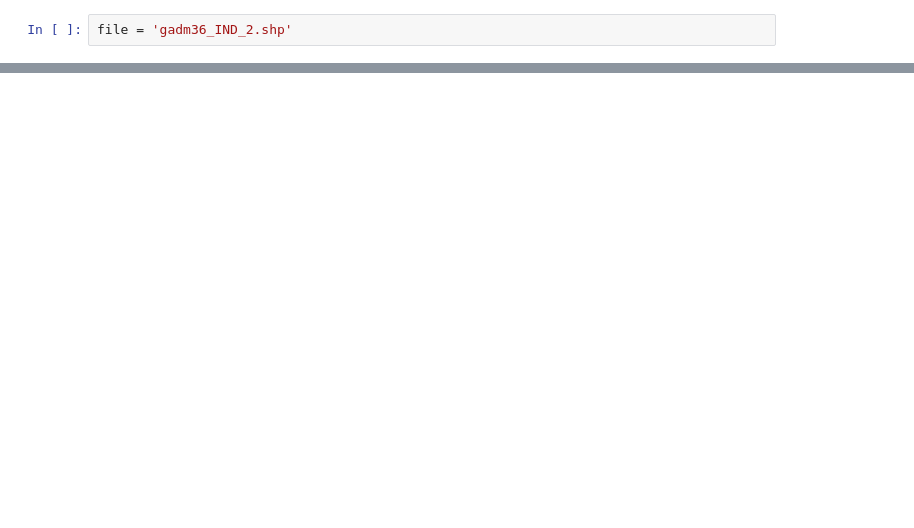
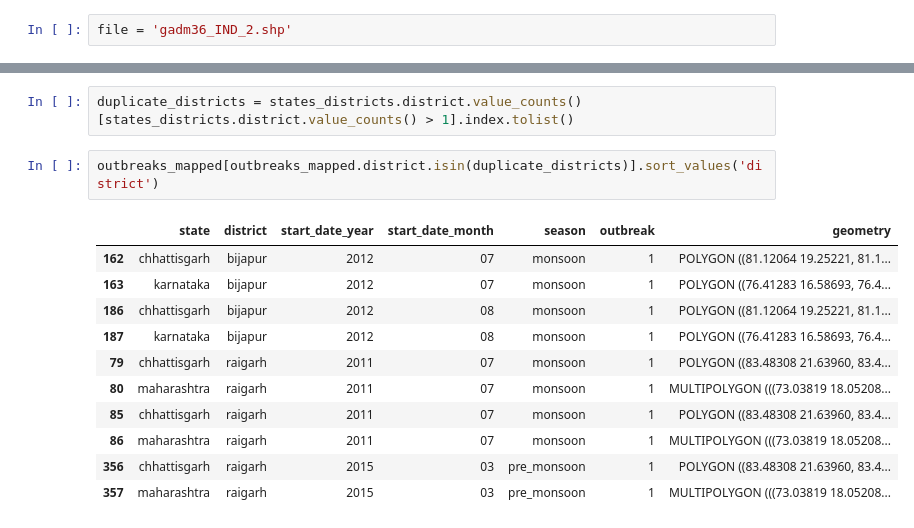
Before and after one commit to alexvmt/cholera_risk_modeling, a Jupyter notebook: extract_outbreaks_from_pdfs.ipynb, the cells around one changed output, grey strips where cells are left out. Cells and saved outputs as stored; diff of their text form; blank space fills up the shorter version.

```diff
--- a/extract_outbreaks_from_pdfs.ipynb
+++ b/extract_outbreaks_from_pdfs.ipynb
@@ -269,0 +568,16 @@ states_districts[states_districts.District == 'Balrampur']
+# %%
+duplicate_districts = states_districts.district.value_counts()[states_districts.district.value_counts() > 1].index.tolist()
+# %%
+outbreaks_mapped[outbreaks_mapped.district.isin(duplicate_districts)].sort_values('district')
+# %% [output]
+|  | state | district | start_date_year | start_date_month | season | outbreak | geometry |
+| 162 | chhattisgarh | bijapur | 2012 | 07 | monsoon | 1 | POLYGON ((81.12064 19.25221, 81.1... |
+| 163 | karnataka | bijapur | 2012 | 07 | monsoon | 1 | POLYGON ((76.41283 16.58693, 76.4... |
+| 186 | chhattisgarh | bijapur | 2012 | 08 | monsoon | 1 | POLYGON ((81.12064 19.25221, 81.1... |
+| 187 | karnataka | bijapur | 2012 | 08 | monsoon | 1 | POLYGON ((76.41283 16.58693, 76.4... |
+| 79 | chhattisgarh | raigarh | 2011 | 07 | monsoon | 1 | POLYGON ((83.48308 21.63960, 83.4... |
+| 80 | maharashtra | raigarh | 2011 | 07 | monsoon | 1 | MULTIPOLYGON (((73.03819 18.05208... |
+| 85 | chhattisgarh | raigarh | 2011 | 07 | monsoon | 1 | POLYGON ((83.48308 21.63960, 83.4... |
+| 86 | maharashtra | raigarh | 2011 | 07 | monsoon | 1 | MULTIPOLYGON (((73.03819 18.05208... |
+| 356 | chhattisgarh | raigarh | 2015 | 03 | pre_monsoon | 1 | POLYGON ((83.48308 21.63960, 83.4... |
+| 357 | maharashtra | raigarh | 2015 | 03 | pre_monsoon | 1 | MULTIPOLYGON (((73.03819 18.05208... |
```
Also changed, not shown: parts of 106 cells of this notebook.
